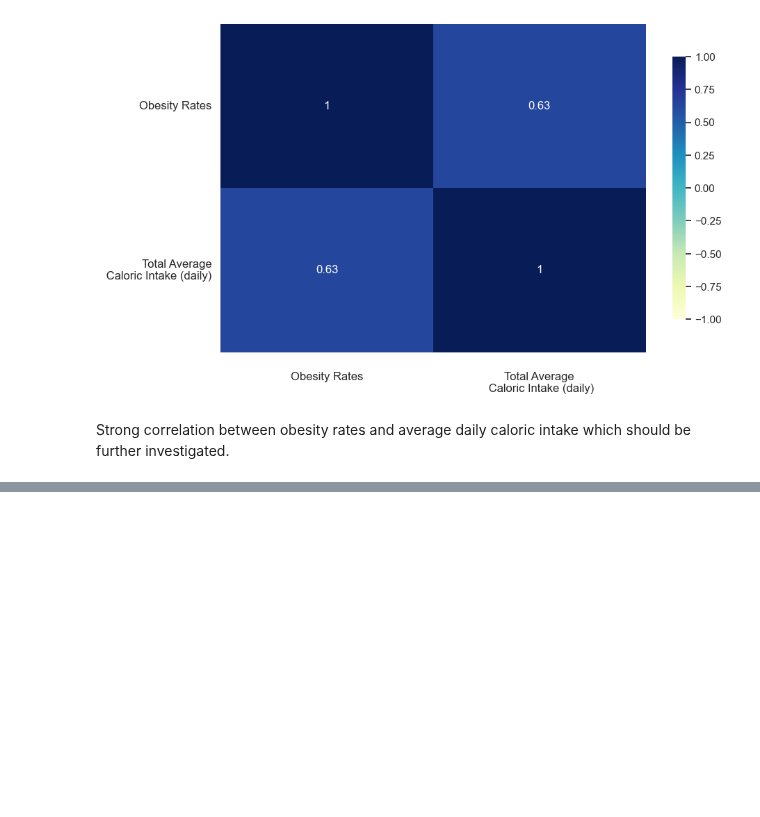
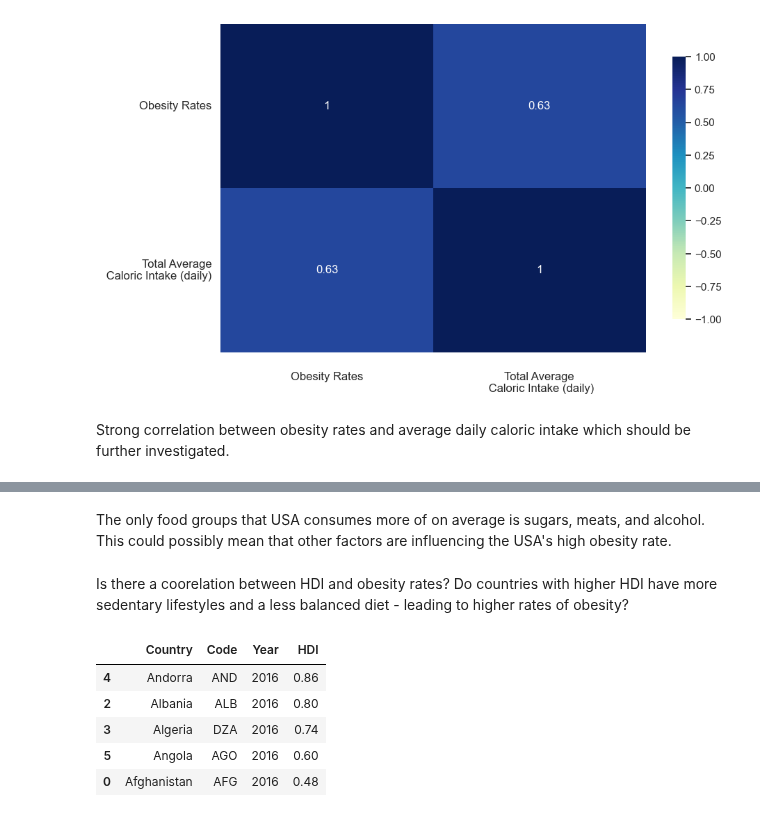
Before and after one commit to lizziefay/health_EDA, a Jupyter notebook: obesity_rates.ipynb, the cells around one changed output, grey strips where cells are left out. Drawn from its saved outputs; the diff is of its cells as text; code cells hidden in the pictures; blank space fills up the shorter version.

```diff
--- a/obesity_rates.ipynb
+++ b/obesity_rates.ipynb
@@ -483,0 +585,14 @@ the top 5 countries with the total avg. calories are different than the top 5 co
+# %% [markdown]
+The only food groups that USA consumes more of on average is sugars, meats, and alcohol. This could possibly mean that other factors are influencing the USA's high obesity rate.
+# %% [markdown]
+Is there a coorelation between HDI and obesity rates?
+Do countries with higher HDI have more sedentary lifestyles and a less balanced diet - leading to higher rates of obesity?
+# %%
+hdi_2016.head().sort_values(by='HDI', ascending=False)
+# %% [output]
+|  | Country | Code | Year | HDI |
+| 4 | Andorra | AND | 2016 | 0.86 |
+| 2 | Albania | ALB | 2016 | 0.80 |
+| 3 | Algeria | DZA | 2016 | 0.74 |
+| 5 | Angola | AGO | 2016 | 0.60 |
+| 0 | Afghanistan | AFG | 2016 | 0.48 |
```
Also changed, not shown: parts of 6 cells of this notebook.
